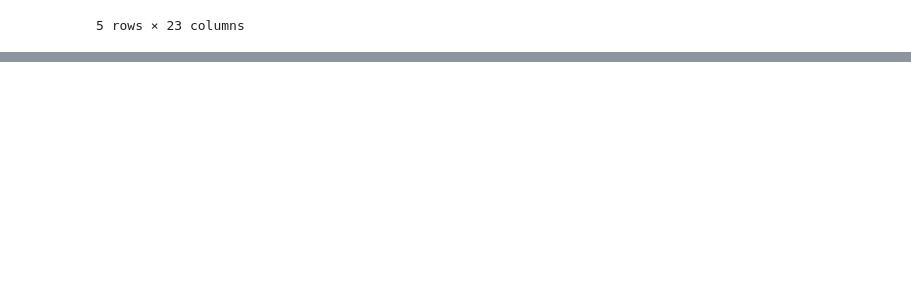
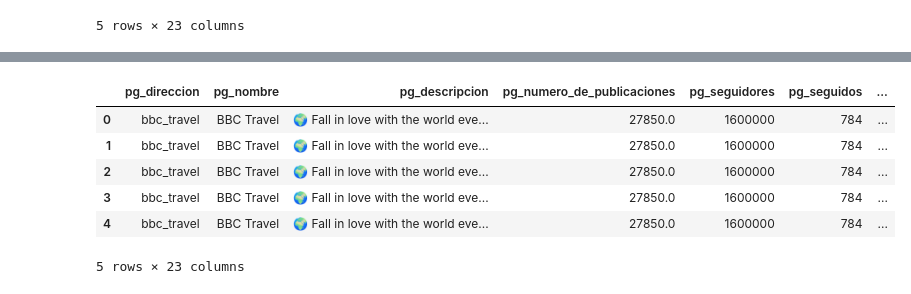
Before and after one commit to segomismo/proyecto-final-ironhack, a Jupyter notebook: src/limpiezadatos.ipynb, the cells around one changed output, grey strips where cells are left out. Cells and saved outputs as stored; diff of their text form; code cells hidden in the pictures; blank space fills up the shorter version.

```diff
--- a/src/limpiezadatos.ipynb
+++ b/src/limpiezadatos.ipynb
@@ -386,10 +386,16 @@ Name: ph_likes, dtype: float64
 df_copy = df.copy()
 
 def convertir_a_int(x):
+    #hacemos split por el espacio y cogemos el primer elemento
+    x = x.replace(',', '.')
+    y = x.split(' ')[0]
+    #convertimos y a float
+    if x.endswith('B'):
+        return int(float(y)*1000000000)
     if x.endswith('M'):
-        return int(float(x[:-1])*1000000)
-    elif x.endswith('K'):
-        return int(float(x[:-1])*1000)
+        return int(float(y)*1000000)
+    elif x.endswith('K') or x.endswith('mil'):
+        return int(float(y)*1000)
     else:
         return int(x)
 
@@ -426,6 +432,7 @@ def limpieza(df):
     df['ph_naturaleza'] = df['ph_atributos'].apply(lambda x: 1 if 'nature' in x or 'water' in x or 'trees' in x or 'forest' in x or 'flower' in x else 0)
     df['ph_animal'] = df['ph_atributos'].apply(lambda x: 1 if 'animal' in x or 'cat' in x or 'dog' in x or 'bird' in x or 'fish' in x or 'horse' in x else 0)
     df['ph_text'] = df['ph_atributos'].apply(lambda x: 1 if 'text' in x else 0)
+
     return df
 # %%
 #ahora una funcion que rellene ph_persona, ph_naturaleza, ph_animal, ph_text
@@ -450,0 +486,12 @@ df2.head()
+# %%
+df3 = limpieza(df3)
+# %%
+df3.head()
+# %% [output]
+|  | pg_direccion | pg_nombre | pg_descripcion | pg_numero_de_publicaciones | pg_seguidores | pg_seguidos | ... |
+| 0 | bbc_travel | BBC Travel | 🌍 Fall in love with the world eve... | 27850.0 | 1600000 | 784 | ... |
+| 1 | bbc_travel | BBC Travel | 🌍 Fall in love with the world eve... | 27850.0 | 1600000 | 784 | ... |
+| 2 | bbc_travel | BBC Travel | 🌍 Fall in love with the world eve... | 27850.0 | 1600000 | 784 | ... |
+| 3 | bbc_travel | BBC Travel | 🌍 Fall in love with the world eve... | 27850.0 | 1600000 | 784 | ... |
+| 4 | bbc_travel | BBC Travel | 🌍 Fall in love with the world eve... | 27850.0 | 1600000 | 784 | ... |
+5 rows × 23 columns
```
Also changed, not shown: parts of 4 cells of this notebook, 22 other files.
